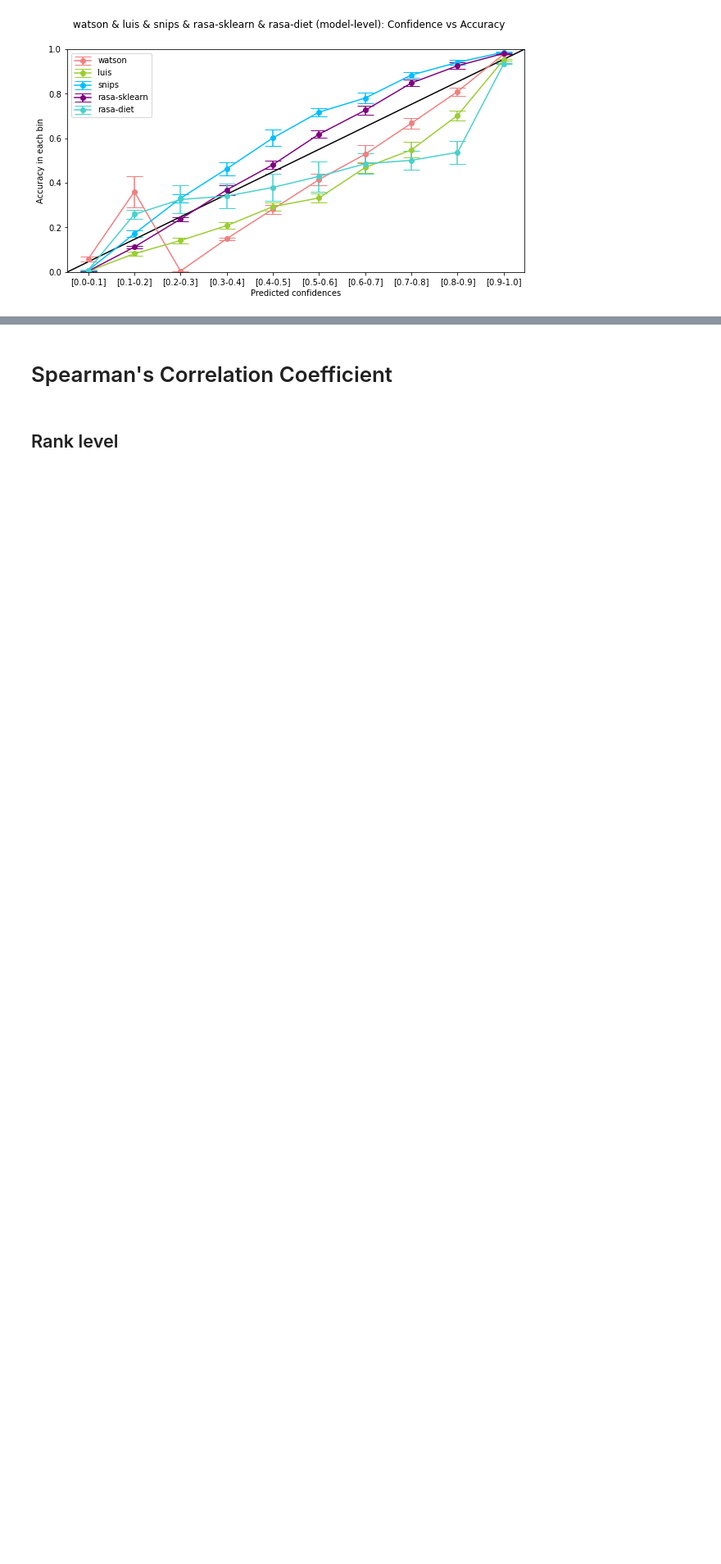
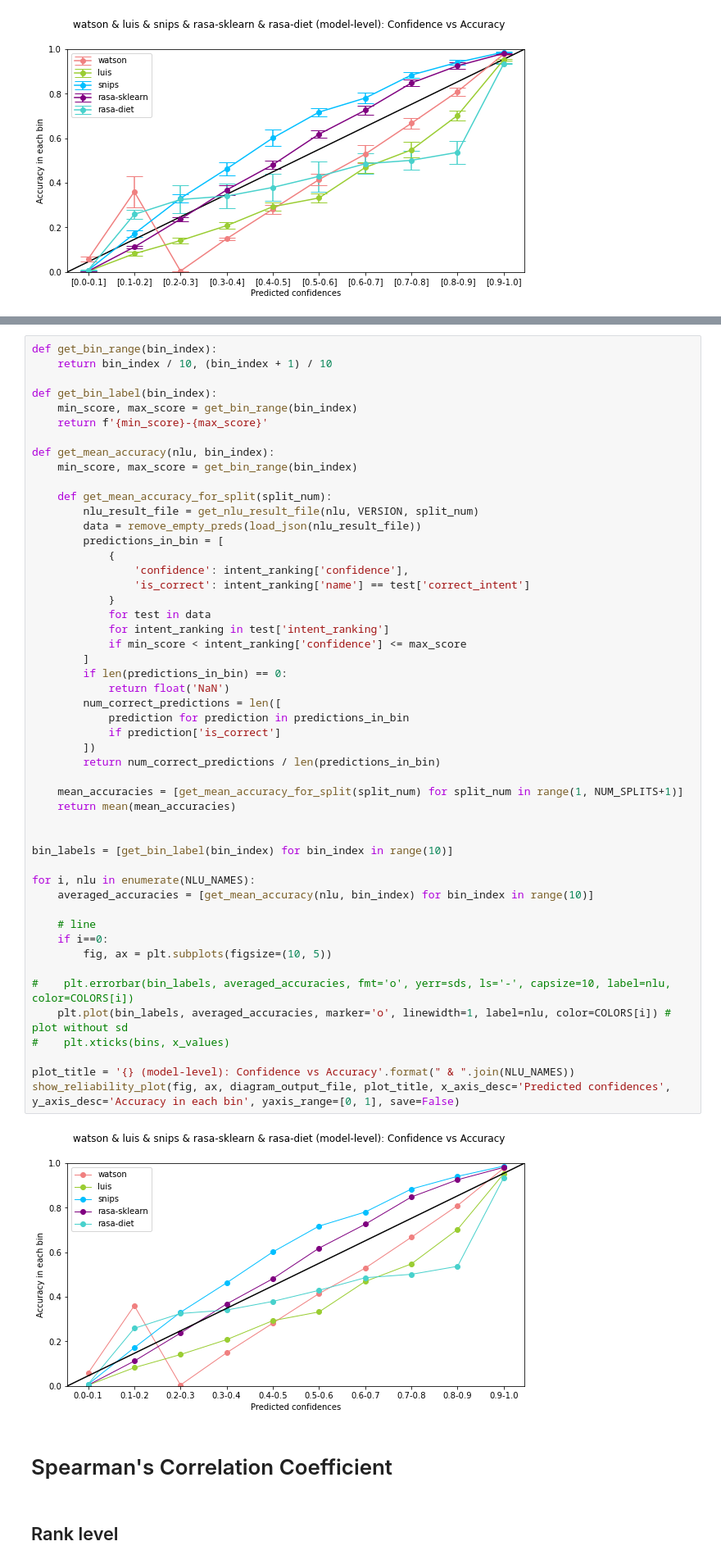
Before and after one commit to ranimkhojah/confidence-estimation-benchmark, a Jupyter notebook: scripts/calibration_evaluation_all_splits.ipynb, the cells around one changed output, grey strips where cells are left out. Shown at 82% size. Saved outputs shown, nothing was run; the diff lists cells and outputs as text; blank space fills up the shorter version.

Commit message:
Reliability diagram plotting: Add more concise algorithm

```diff
--- a/scripts/calibration_evaluation_all_splits.ipynb
+++ b/scripts/calibration_evaluation_all_splits.ipynb
@@ -364,3 +366,55 @@ show_reliability_plot(fig, ax, diagram_output_file, plot_title, x_axis_desc='Pre
+# %%
+def get_bin_range(bin_index):
+    return bin_index / 10, (bin_index + 1) / 10
+
+def get_bin_label(bin_index):
+    min_score, max_score = get_bin_range(bin_index)
+    return f'{min_score}-{max_score}'
+
+def get_mean_accuracy(nlu, bin_index):
+    min_score, max_score = get_bin_range(bin_index)
+
+    def get_mean_accuracy_for_split(split_num):
+        nlu_result_file = get_nlu_result_file(nlu, VERSION, split_num)
+        data = remove_empty_preds(load_json(nlu_result_file))
+        predictions_in_bin = [
+            {
+                'confidence': intent_ranking['confidence'],
+                'is_correct': intent_ranking['name'] == test['correct_intent']
+            }
+            for test in data
+            for intent_ranking in test['intent_ranking']
+            if min_score < intent_ranking['confidence'] <= max_score
+        ]
+        if len(predictions_in_bin) == 0:
+            return float('NaN')
+        num_correct_predictions = len([
+            prediction for prediction in predictions_in_bin
+            if prediction['is_correct']
+        ])
+        return num_correct_predictions / len(predictions_in_bin)
+
+    mean_accuracies = [get_mean_accuracy_for_split(split_num) for split_num in range(1, NUM_SPLITS+1)]
+    return mean(mean_accuracies)
+
+
+bin_labels = [get_bin_label(bin_index) for bin_index in range(10)]
+
+for i, nlu in enumerate(NLU_NAMES):
+    averaged_accuracies = [get_mean_accuracy(nlu, bin_index) for bin_index in range(10)]
+
+    # line
+    if i==0:
+        fig, ax = plt.subplots(figsize=(10, 5))
+
+#    plt.errorbar(bin_labels, averaged_accuracies, fmt='o', yerr=sds, ls='-', capsize=10, label=nlu, color=COLORS[i])
+    plt.plot(bin_labels, averaged_accuracies, marker='o', linewidth=1, label=nlu, color=COLORS[i]) # plot without sd
+#    plt.xticks(bins, x_values)
+
+plot_title = '{} (model-level): Confidence vs Accuracy'.format(" & ".join(NLU_NAMES))
+show_reliability_plot(fig, ax, diagram_output_file, plot_title, x_axis_desc='Predicted confidences', y_axis_desc='Accuracy in each bin', yaxis_range=[0, 1], save=False)
+# %% [output]
+[figure, added]
 # %% [markdown]
 # Spearman's Correlation Coefficient
 # %% [markdown]
```
Also changed, not shown: parts of 1 cell of this notebook.
